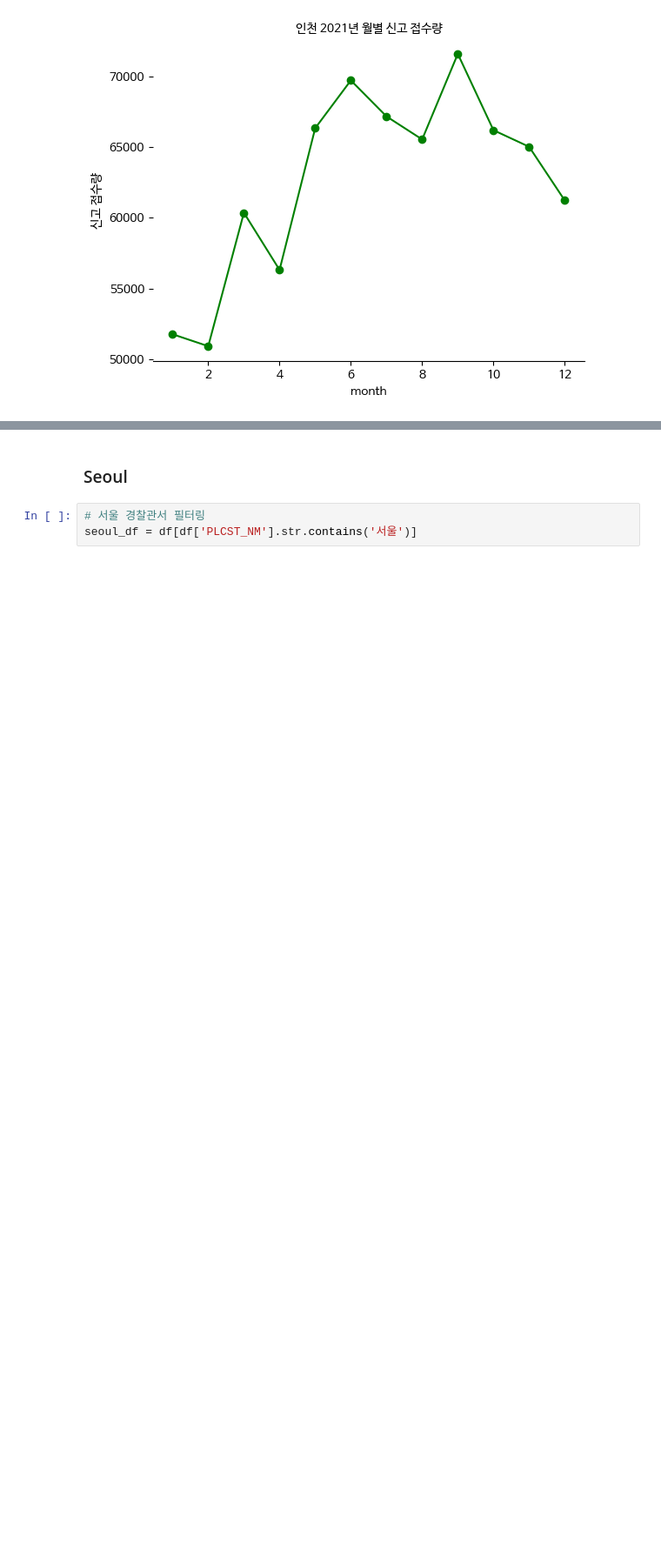
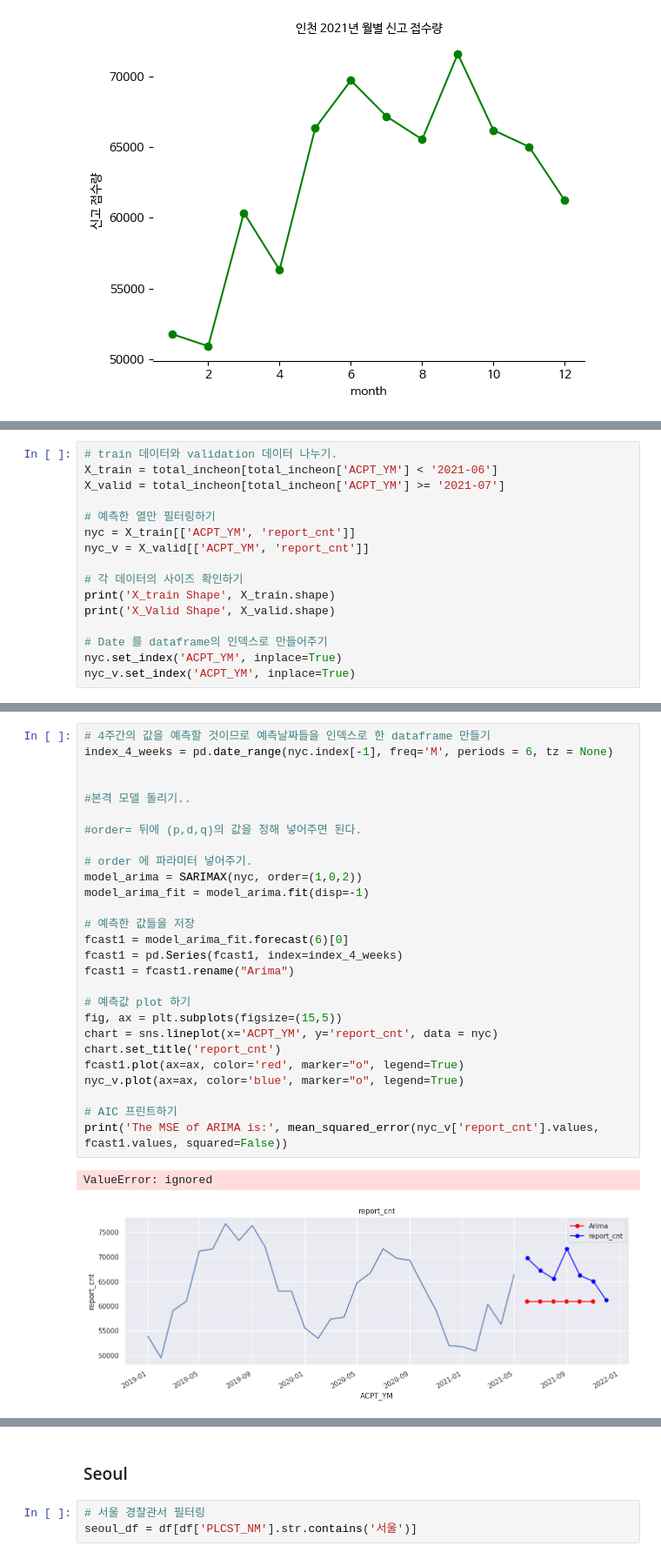
Before and after one commit to geun-hyoung/python-exploratory-data-analysis-police-data, a Jupyter notebook: Data_Clenaing&EDA.ipynb, the cells around one changed output, grey strips where cells are left out. Shown at 87% size. Saved outputs shown, nothing was run; the diff lists cells and outputs as text; blank space fills up the shorter version.

```diff
--- a/Data_Clenaing&EDA.ipynb
+++ b/Data_Clenaing&EDA.ipynb
@@ -472,0 +588,16 @@ for j in range(3):
+# %%
+# train 데이터와 validation 데이터 나누기.
+X_train = total_incheon[total_incheon['ACPT_YM'] < '2021-06']
+X_valid = total_incheon[total_incheon['ACPT_YM'] >= '2021-07']
+
+# 예측한 열만 필터링하기
+nyc = X_train[['ACPT_YM', 'report_cnt']]
+nyc_v = X_valid[['ACPT_YM', 'report_cnt']]
+
+# 각 데이터의 사이즈 확인하기
+print('X_train Shape', X_train.shape)
+print('X_Valid Shape', X_valid.shape)
+
+# Date 를 dataframe의 인덱스로 만들어주기
+nyc.set_index('ACPT_YM', inplace=True)
+nyc_v.set_index('ACPT_YM', inplace=True)
@@ -472,0 +639,30 @@ for j in range(3):
+# %%
+# 4주간의 값을 예측할 것이므로 예측날짜들을 인덱스로 한 dataframe 만들기
+index_4_weeks = pd.date_range(nyc.index[-1], freq='M', periods = 6, tz = None)
+
+
+#본격 모델 돌리기..
+
+#order= 뒤에 (p,d,q)의 값을 정해 넣어주면 된다.
+
+# order 에 파라미터 넣어주기.
+model_arima = SARIMAX(nyc, order=(1,0,2))
+model_arima_fit = model_arima.fit(disp=-1)
+
+# 예측한 값들을 저장
+fcast1 = model_arima_fit.forecast(6)[0]
+fcast1 = pd.Series(fcast1, index=index_4_weeks)
+fcast1 = fcast1.rename("Arima")
+
+# 예측값 plot 하기
+fig, ax = plt.subplots(figsize=(15,5))
+chart = sns.lineplot(x='ACPT_YM', y='report_cnt', data = nyc)
+chart.set_title('report_cnt')
+fcast1.plot(ax=ax, color='red', marker="o", legend=True)
+nyc_v.plot(ax=ax, color='blue', marker="o", legend=True)
+
+# AIC 프린트하기
+print('The MSE of ARIMA is:', mean_squared_error(nyc_v['report_cnt'].values, fcast1.values, squared=False))
+# %% [output]
+ValueError: ignored
+[figure, added]
```
Also changed, not shown: parts of 21 cells of this notebook.
